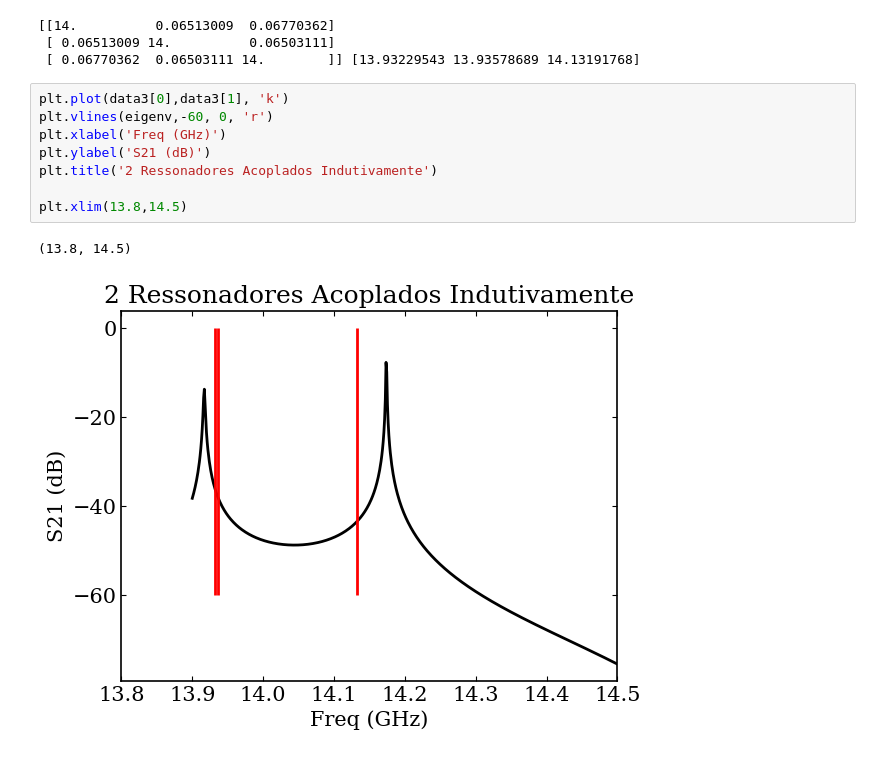
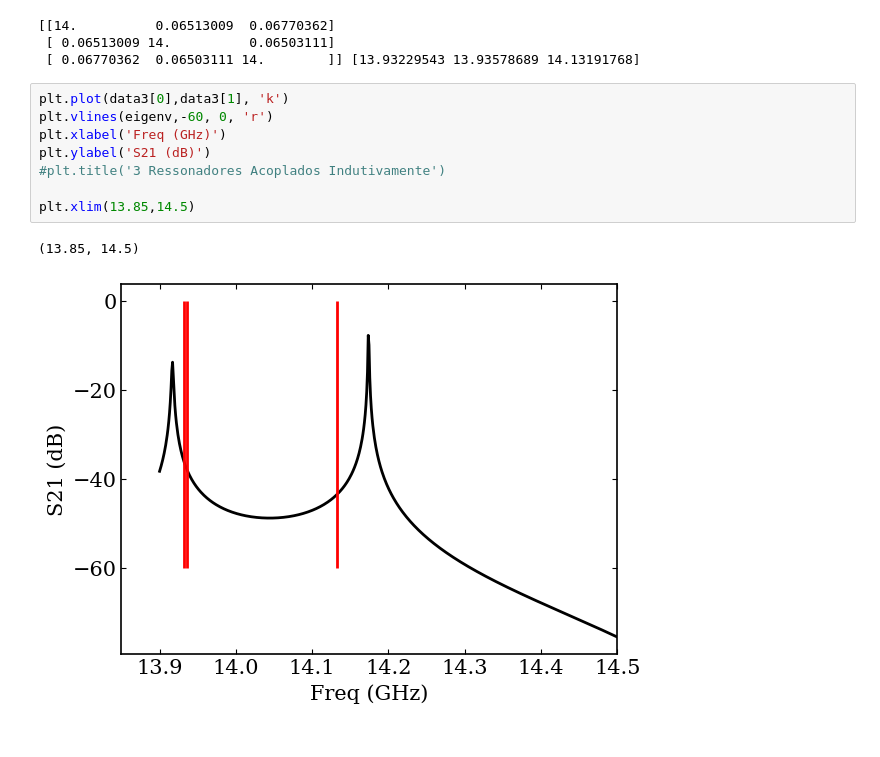
Before and after one commit to ScM-Edh/Projeto-Valentina, a Jupyter notebook: Ressonadores acoplados indutivamente/Aalises.ipynb, the cells around one changed output. Drawn from its saved outputs; the diff is of its cells as text.

```diff
--- a/Ressonadores acoplados indutivamente/Aalises.ipynb
+++ b/Ressonadores acoplados indutivamente/Aalises.ipynb
@@ -189,11 +222,11 @@ print(H, eigenv)
 # %%
 plt.plot(data3[0],data3[1], 'k')
 plt.vlines(eigenv,-60, 0, 'r')
 plt.xlabel('Freq (GHz)')
 plt.ylabel('S21 (dB)')
-plt.title('2 Ressonadores Acoplados Indutivamente')
+#plt.title('3 Ressonadores Acoplados Indutivamente')
 
-plt.xlim(13.8,14.5)
+plt.xlim(13.85,14.5)
 # %% [output]
-(13.8, 14.5)
+(13.85, 14.5)
-[figure, old version]
+[figure, new version]
```
Also changed, not shown: parts of 5 cells of this notebook, 3 other files.
